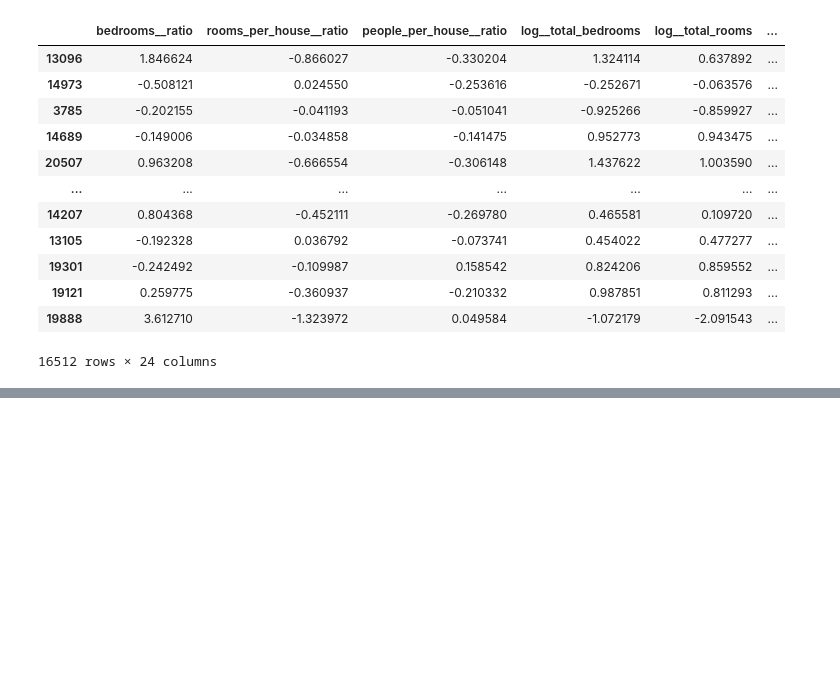
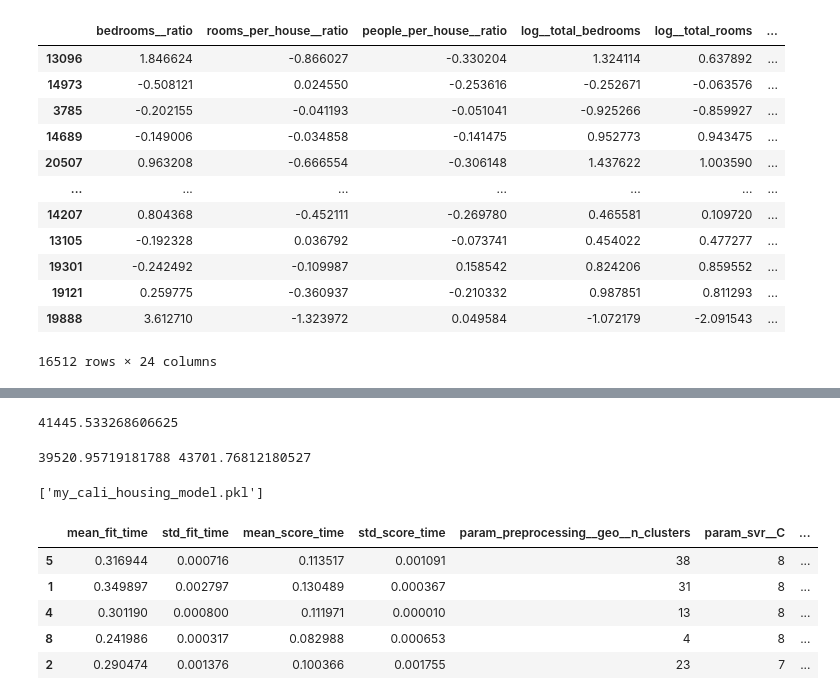
Before and after one commit to be-ayush/ai-ml-learning, a Jupyter notebook: HOML/HOML3_Chapter2_E2E_Machine_Learning_Project.ipynb, the cells around one changed output, grey strips where cells are left out. Saved outputs shown, nothing was run; the diff lists cells and outputs as text; code cells hidden in the pictures; blank space fills up the shorter version.

```diff
--- a/HOML/HOML3_Chapter2_E2E_Machine_Learning_Project.ipynb
+++ b/HOML/HOML3_Chapter2_E2E_Machine_Learning_Project.ipynb
@@ -623,0 +776,19 @@ housing_prepared_df
+# %%
+from sklearn.model_selection import RandomizedSearchCV
+from scipy.stats import randint
+
+param_distributions = {
+    'preprocessing__geo__n_clusters': randint(low=3, high=50),
+    'random_forest__max_features': randint(low=2, high=20)
+}
+
+rnd_search = RandomizedSearchCV(
+    full_pipeline,
+    param_distributions=param_distributions,
+    n_iter=10,
+    cv=3,
+    scoring='neg_root_mean_squared_error',
+    random_state=42
+)
+
+rnd_search.fit(housing, housing_labels)
@@ -623,0 +872,4 @@ housing_prepared_df
+# %%
+print(final_rmse)
+# %% [output]
+41445.533268606625
@@ -623,0 +888,10 @@ housing_prepared_df
+# %%
+print(rmse_lower, rmse_upper)
+# %% [output]
+39520.95719181788 43701.76812180527
+# %%
+import joblib
+
+joblib.dump(final_model, "my_cali_housing_model.pkl")
+# %% [output]
+['my_cali_housing_model.pkl']
@@ -623,0 +904,35 @@ housing_prepared_df
+# %%
+from sklearn import svm
+
+full_pipeline = Pipeline([
+    ("preprocessing", preprocessing),
+    ("svr", svm.SVR(kernel='linear', C = 1.0)),
+])
+
+param_distributions = {
+    'preprocessing__geo__n_clusters': randint(low=3, high=50),
+    'svr__C': randint(low=1, high=10)
+}
+
+rnd_search = RandomizedSearchCV(
+    full_pipeline,
+    param_distributions=param_distributions,
+    n_iter=10,
+    cv=3,
+    scoring='neg_root_mean_squared_error',
+    random_state=42
+)
+
+rnd_search.fit(housing[:5000], housing_labels[:5000])
+
+rnd_res = pd.DataFrame(rnd_search.cv_results_)
+rnd_res.sort_values(by="mean_test_score", ascending=False, inplace=True)
+[...]
+rnd_res.head()
+# %% [output]
+|  | mean_fit_time | std_fit_time | mean_score_time | std_score_time | param_preprocessing__geo__n_clusters | param_svr__C | ... |
+| 5 | 0.316944 | 0.000716 | 0.113517 | 0.001091 | 38 | 8 | ... |
+| 1 | 0.349897 | 0.002797 | 0.130489 | 0.000367 | 31 | 8 | ... |
+| 4 | 0.301190 | 0.000800 | 0.111971 | 0.000010 | 13 | 8 | ... |
+| 8 | 0.241986 | 0.000317 | 0.082988 | 0.000653 | 4 | 8 | ... |
+| 2 | 0.290474 | 0.001376 | 0.100366 | 0.001755 | 23 | 7 | ... |
```
Also changed, not shown: parts of 21 cells of this notebook.
